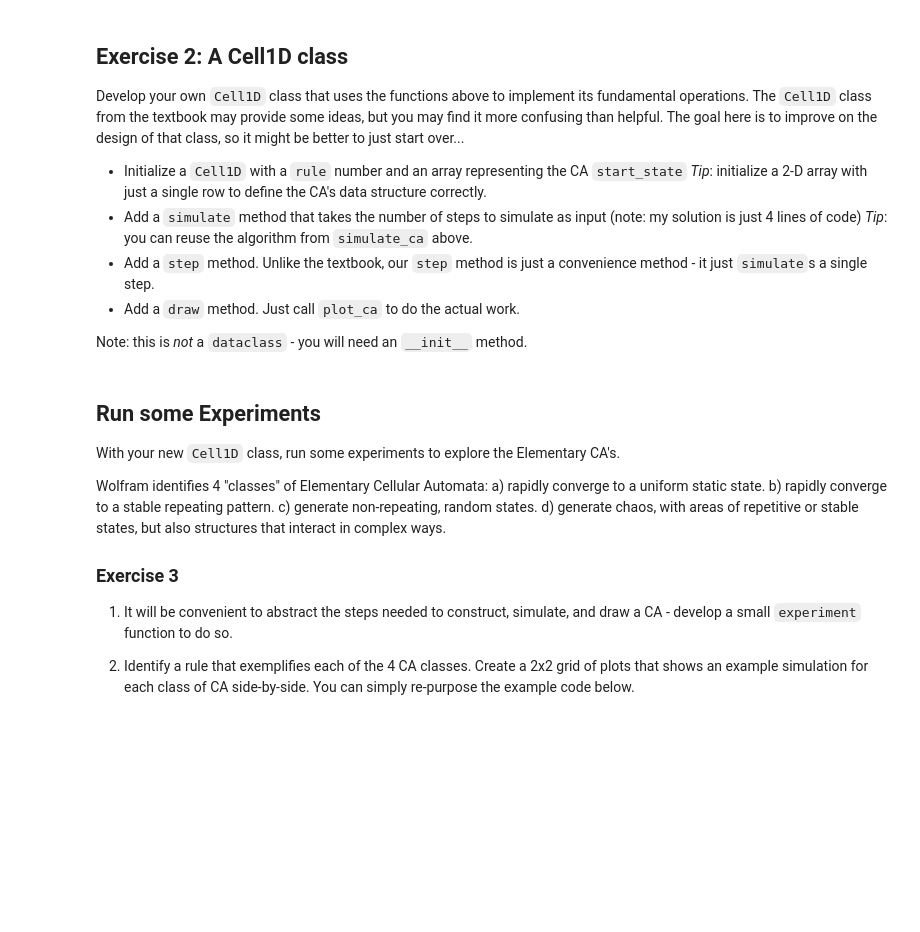
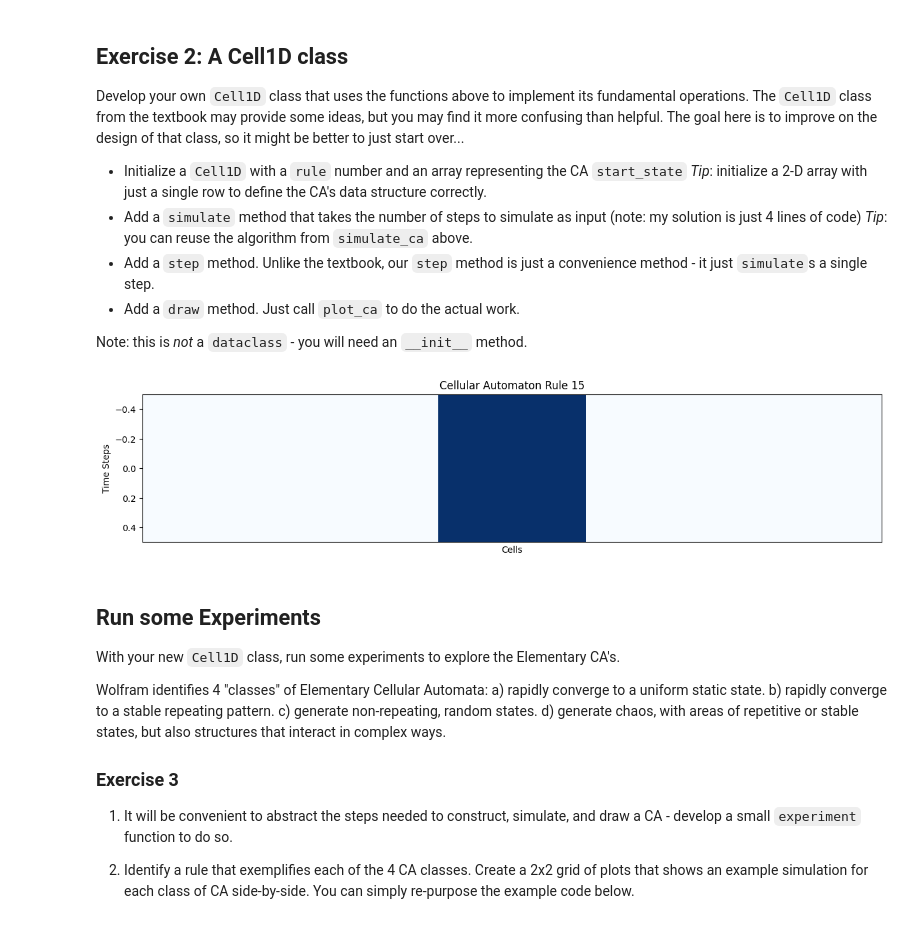
Before and after one commit to falakjaiin/cap-comp215, a Jupyter notebook: labs/lab05-CA-1D.ipynb, the cells around one changed output. Drawn from its saved outputs; the diff is of its cells as text; code cells hidden in the pictures; blank space fills up the shorter version.

```diff
--- a/labs/lab05-CA-1D.ipynb
+++ b/labs/lab05-CA-1D.ipynb
@@ -147,3 +152,46 @@ Note: this is *not* a `dataclass` - you will need an `__init__` method.
+# %%
+# Solution for Ex. 2 here...
+class Cell1d:
+  def __init__(self , rule_num , start_state):
+    self.rule_number = rule_num
+    self.state = start_state
+    self.state_array = [start_state]
+
+
+  def simulate(self , num_steps):
+    # ca_timesteps = np.vstack([self.start_state, np.zeros((num_steps, len(self.start_state)), dtype=np.uint8)])
+    for t in range( num_steps):
+        self.step
+    # return ca_timesteps
+
+  def step(self):
+    new_state = np.zeros_like(self.state)
+    for i in range(1, len(self.state) - 1):
+        neighborhood = self.state[i-1 : i+2]
+        rule_index = neighborhood[0]*4 + neighborhood[1]*2 + neighborhood[2]
+        new_state[i] = (self.rule_number > rule_index) & 1
+    self.state = new_state
+    self.state_array.append(new_state)
+
+  def draw(self):
+    plt.figure(figsize=(15, 10))
+    plot_ca(np.array(self.state_array), title=f'Cellular Automaton Rule {self.rule_number}')
+    plt.xlabel('Cells')
+    plt.show()
+
+
+
+# Example usage:
+rule_number = 15
+start_state = np.array([0] * 5)
+start_state[len(start_state) // 2] = 1
+ca = Cell1d(rule_number, start_state)
+
+ca.simulate(10)
+
+ca.draw()
+# %% [output]
+[figure, added]
 # %% [markdown]
 ## Run some Experiments
 With your new `Cell1D` class, run some experiments to explore the Elementary CA's.
```
Also changed, not shown: parts of 4 cells of this notebook.
